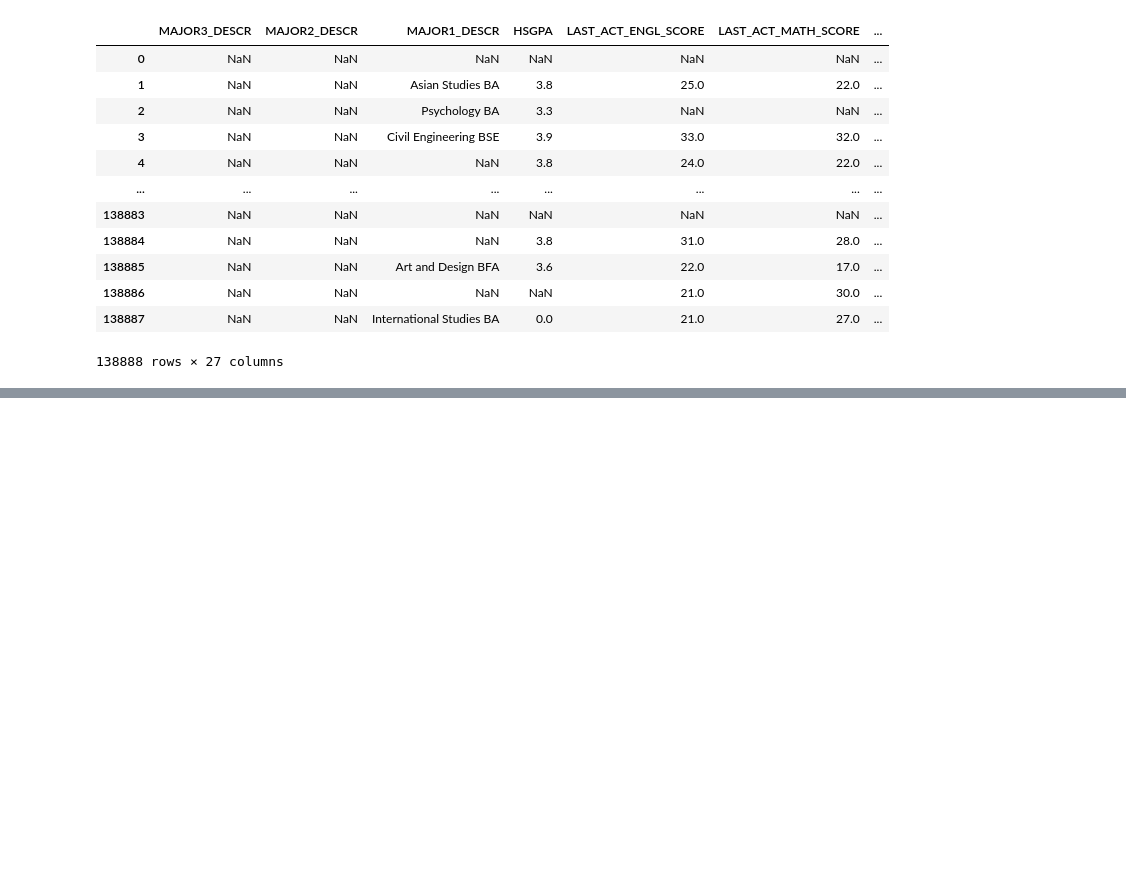
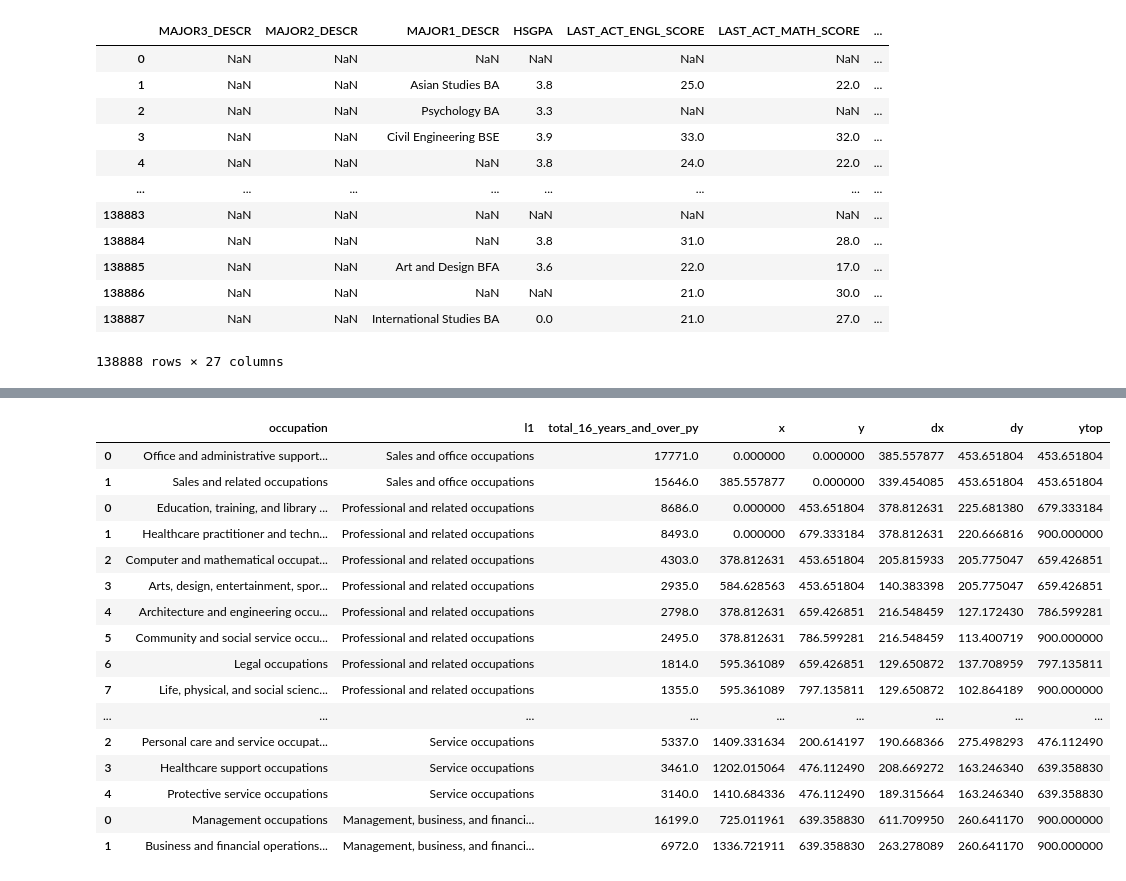
Before and after one commit to MADS-593-Project/Project, a Jupyter notebook: main.ipynb, the cells around one changed output, grey strips where cells are left out. Cells and saved outputs as stored; diff of their text form; code cells hidden in the pictures; blank space fills up the shorter version.

```diff
--- a/main.ipynb
+++ b/main.ipynb
@@ -102,6 +103,7 @@ import pandas as pd
 
 # More tables here
 # https://www.bls.gov/cps/tables.htm
+# BLS MEDAIN WEEKLY EARNINGS https://www.bls.gov/cps/cpsaat39.htm
 
 # https://data.bls.gov/apps/demographic-comparison-matrix/home.htm
 
@@ -121,6 +123,7 @@ df_bls_2015
 tabs = ['2015', '2014', '2013', '2012', '2011', '2010', '2009', '2008', '2007', '2006', '2005', '2004', '2003']
 
 columns = ['level',
+           'l3','l2','l1','l0',
            'occupation',
            'total_16_years_and_over_py',
            'total_16_years_and_over',
@@ -153,6 +156,7 @@ for tab in tabs:
 print(len(df_bls_all))
 df_bls_all_filtered = df_bls_all[df_bls_all['occupation'] != 'Unknown']
 df_bls_all_filtered_Totals = df_bls_all[(df_bls_all['level'] == 'L3') & (df_bls_all['total_16_years_and_over_py'] != 'Unknown')]
+df_bls_all_filtered_L2 = df_bls_all[(df_bls_all['level'] == 'L2') & (df_bls_all['total_16_years_and_over_py'] != 'Unknown')]
 df_bls_all_filtered_L0 = df_bls_all[(df_bls_all['level'] == 'L0') & (df_bls_all['total_16_years_and_over_py'] != 'Unknown')]
 
 
@@ -187,0 +284,73 @@ for tab in tabs:
+# %%
+# blocks_by_L2 = treemap(df_bls_all_filtered_L2, "total_16_years_and_over_py", x, y, w, h)
+# blocks_by_L2
+
+
+df_bls_all_filtered = df_bls_all[df_bls_all['occupation'] != 'Unknown']
+df_bls_all_filtered_L0 = df_bls_all[(df_bls_all['level'] == 'L0') & (df_bls_all['total_16_years_and_over_py'] != 'Unknown')]
+
+
+df_bls_all_filtered_L0_2015 = df_bls_all_filtered_L0[df_bls_all_filtered_L0['year'] == '2015'][['level', 'occupation', 'total_16_years_and_over_py']]
+
+l0_grouping = df_bls_all_filtered_L0[df_bls_all_filtered_L0['year'] == '2015'][['l1', 'occupation', 'total_16_years_and_over_py']].groupby(['occupation'],  sort=False).sum()
+l1_grouping = df_bls_all_filtered_L0[df_bls_all_filtered_L0['year'] == '2015'][['l1', 'total_16_years_and_over_py']].groupby(['l1'],  sort=True).sum()
+
+
+
+l1_grouping['total_16_years_and_over_py'] =  pd.to_numeric(l1_grouping['total_16_years_and_over_py'], errors='coerce')
+l0_grouping['total_16_years_and_over_py'] =  pd.to_numeric(l0_grouping['total_16_years_and_over_py'], errors='coerce')
+
+
+
+def treemap(df, col, x, y, dx, dy, *, N=100):
+    sub_df = df.nlargest(N, col)
+    normed = normalize_sizes(sub_df[col], dx, dy)
+    blocks = squarify(normed, x, y, dx, dy)
+    blocks_df = pd.DataFrame.from_dict(blocks).set_index(sub_df.index)
+    return sub_df.join(blocks_df, how='left').reset_index()
+
+
+l1s = tuple(df_bls_all_filtered['l1'].unique().tolist())
+
+
+l1s = ('Sales and office occupations', 'Professional and related occupations', 'Natural resources, construction, and maintenance occupations', 'Management, business, and financial operations occupations', 'Service occupations')
+
+x, y, w, h = 0, 0, 1600, 900
+blocks_by_L1 = treemap(l1_grouping, "total_16_years_and_over_py", x, y, w, h)
+
+
+blocks_by_L1
+
+dfs = []
+for index, (l1, head_count, x, y, dx, dy) in blocks_by_L1.iterrows():
+    df = l0_grouping[l0_grouping.l1==l1]
+    dfs.append(treemap(df, "total_16_years_and_over_py", x, y, dx, dy, N=100))
+
+blocks = pd.concat(dfs)
+
+
+p = figure(width=w, height=h, tooltips="@occupation", toolbar_location=None,
+           x_axis_location=None, y_axis_location=None)
+p.x_range.range_padding = p.y_range.range_padding = 0
+p.grid.grid_line_color = None
+
+p.block('x', 'y', 'dx', 'dy', source=blocks, line_width=1, line_color="white",
+        fill_alpha=0.8, fill_color=factor_cmap("l1", "MediumContrast5", l1s))
+
+p.text('x', 'y', x_offset=2, y_offset=-50, text="l1", source=blocks_by_L1,
+       text_font_size="18pt", text_color="white")
+
+
+
+
+blocks["ytop"] = blocks.y + blocks.dy
+
+p.text('x', 'ytop', x_offset=2, y_offset=2, text="occupation", source=blocks,
+       text_font_size="10pt", text_baseline="top",
+       text_color='white')
+
+
+output_notebook()
+handle = display(BokehModel(p))
+blocks
+# %% [output]
@@ -187,0 +361,17 @@ for tab in tabs:
+|  | occupation | l1 | total_16_years_and_over_py | x | y | dx | dy | ytop |
+| 0 | Office and administrative support... | Sales and office occupations | 17771.0 | 0.000000 | 0.000000 | 385.557877 | 453.651804 | 453.651804 |
+| 1 | Sales and related occupations | Sales and office occupations | 15646.0 | 385.557877 | 0.000000 | 339.454085 | 453.651804 | 453.651804 |
+| 0 | Education, training, and library ... | Professional and related occupations | 8686.0 | 0.000000 | 453.651804 | 378.812631 | 225.681380 | 679.333184 |
+| 1 | Healthcare practitioner and techn... | Professional and related occupations | 8493.0 | 0.000000 | 679.333184 | 378.812631 | 220.666816 | 900.000000 |
+| 2 | Computer and mathematical occupat... | Professional and related occupations | 4303.0 | 378.812631 | 453.651804 | 205.815933 | 205.775047 | 659.426851 |
+| 3 | Arts, design, entertainment, spor... | Professional and related occupations | 2935.0 | 584.628563 | 453.651804 | 140.383398 | 205.775047 | 659.426851 |
+| 4 | Architecture and engineering occu... | Professional and related occupations | 2798.0 | 378.812631 | 659.426851 | 216.548459 | 127.172430 | 786.599281 |
+| 5 | Community and social service occu... | Professional and related occupations | 2495.0 | 378.812631 | 786.599281 | 216.548459 | 113.400719 | 900.000000 |
+| 6 | Legal occupations | Professional and related occupations | 1814.0 | 595.361089 | 659.426851 | 129.650872 | 137.708959 | 797.135811 |
+| 7 | Life, physical, and social scienc... | Professional and related occupations | 1355.0 | 595.361089 | 797.135811 | 129.650872 | 102.864189 | 900.000000 |
+| ... | ... | ... | ... | ... | ... | ... | ... | ... |
+| 2 | Personal care and service occupat... | Service occupations | 5337.0 | 1409.331634 | 200.614197 | 190.668366 | 275.498293 | 476.112490 |
+| 3 | Healthcare support occupations | Service occupations | 3461.0 | 1202.015064 | 476.112490 | 208.669272 | 163.246340 | 639.358830 |
+| 4 | Protective service occupations | Service occupations | 3140.0 | 1410.684336 | 476.112490 | 189.315664 | 163.246340 | 639.358830 |
+| 0 | Management occupations | Management, business, and financi... | 16199.0 | 725.011961 | 639.358830 | 611.709950 | 260.641170 | 900.000000 |
+| 1 | Business and financial operations... | Management, business, and financi... | 6972.0 | 1336.721911 | 639.358830 | 263.278089 | 260.641170 | 900.000000 |
```
Also changed, not shown: parts of 4 cells of this notebook, 6 other files.
